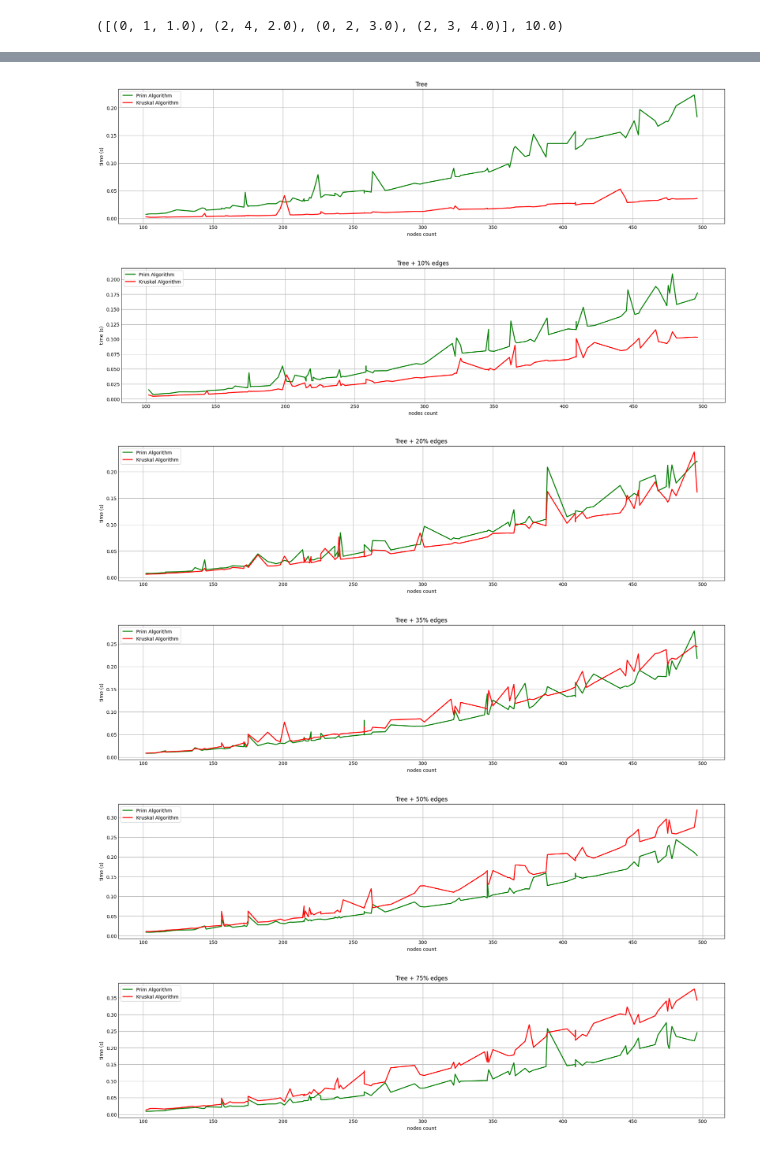
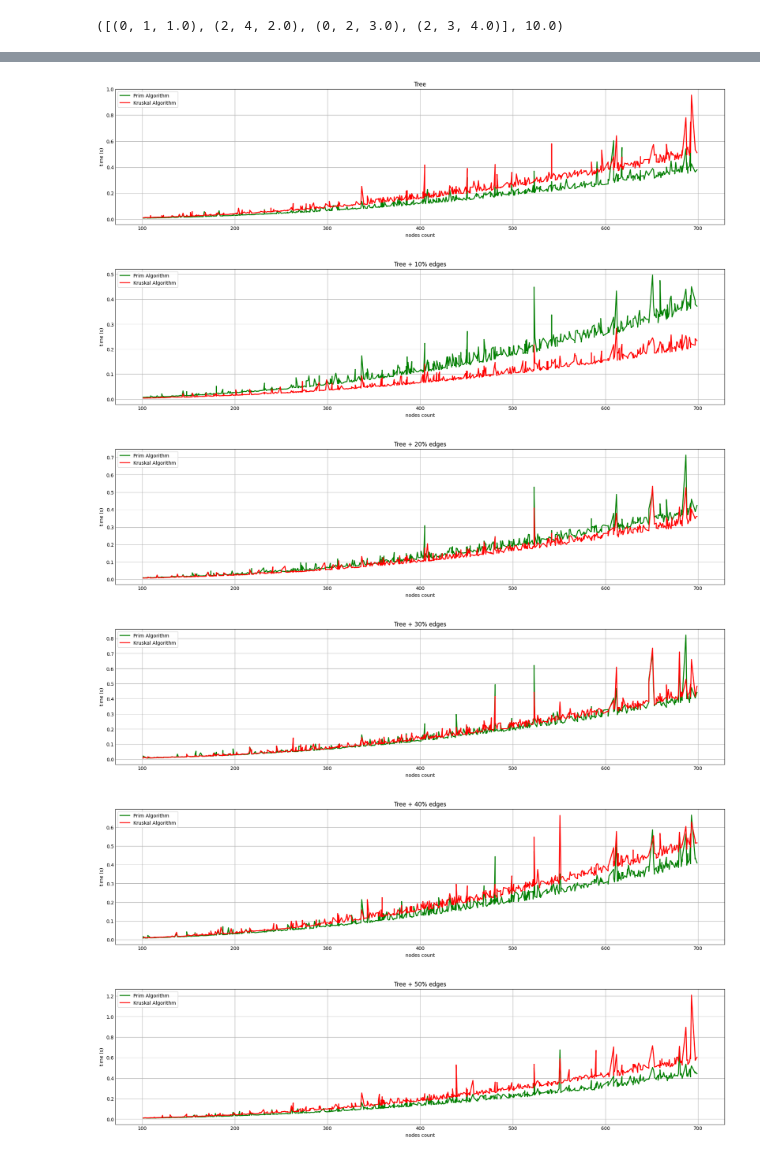
Before and after one commit to alinaserinet/algo-motion, a Jupyter notebook: prim_kruskal.ipynb, the cells around one changed output, grey strips where cells are left out. Cells and saved outputs as stored; diff of their text form; code cells hidden in the pictures.

Commit message:
fix: fix expand graph

```diff
--- a/prim_kruskal.ipynb
+++ b/prim_kruskal.ipynb
@@ -100,15 +100,4 @@ def random_complete_graph(n: int, item_range=(0, 100)):
     random_matrix = np.random.randint(item_range[0], item_range[1], (n, n), dtype=np.uint8)
     np.fill_diagonal(random_matrix, 0)
     return (random_matrix + random_matrix.T) // 2
-# %%
-def expand_graph(graph: np.ndarray, percent=20):
-    n = graph.shape[0]
-    span = np.zeros(n ** 2, dtype=graph.dtype)
-    random_count = int(n ** 2 * (percent / 100))
-    random_indices = np.random.randint(0, span.shape[0], size = random_count)
-    random_nums = np.random.randint(1, 100, size = random_count)
-    span[random_indices] = random_nums
-    new_graph = graph + span.reshape((n, n))
-    np.fill_diagonal(new_graph, 0)
-    return (new_graph + new_graph.T) / 2
 # %%
@@ -125,0 +116,11 @@ array([[0., 1., 3., 0., 0.],
+# %%
+def expand_graph(graph: np.ndarray, percent=20):
+    n = graph.shape[0]
+    span = np.zeros(n ** 2, dtype=graph.dtype)
+    modifiers_count = int(n ** 2 * (percent / 100))
+    random_indices = np.random.randint(0, span.shape[0], size = modifiers_count)
+    random_nums = np.random.randint(1, 100, size = modifiers_count)
+    span[random_indices] = random_nums
+    new_graph = graph + span.reshape((n, n))
+    np.fill_diagonal(new_graph, 0)
+    return (new_graph + new_graph.T) / 2
@@ -218,4 +239,4 @@ def benchmark(repetitions_count, matrix_size_range = (100, 1000)):
 
     return graph_sizes, prim_elapsed_times, kruskal_elapsed_times
 # %%
-nodes_count, prim_times, kruskal_times = benchmark(100, (100, 500))
+nodes_count, prim_times, kruskal_times = benchmark(700, (100, 700))
@@ -240,11 +243,11 @@ step 100 done, nodes count: 174
 # %%
-for i in [0, 10, 20, 35, 50, 75]:
+for i in [0, 10, 20, 30, 40, 50, 60, 70, 80, 90]:
     draw_chart(nodes_count, prim_times[f'{i}'], kruskal_times[f'{i}'], 'Tree' if i == 0 else f'Tree + {i}% edges')
 draw_chart(nodes_count, prim_times["complete"], kruskal_times["complete"], "Complete graph")
 # %% [output]
-[figure, old version]
+[figure, new version]
-[figure, old version]
+[figure, new version]
-[figure, old version]
+[figure, new version]
-[figure, old version]
+[figure, new version]
-[figure, old version]
+[figure, new version]
-[figure, old version]
+[figure, new version]
```
Also changed, not shown: parts of 7 cells of this notebook.
